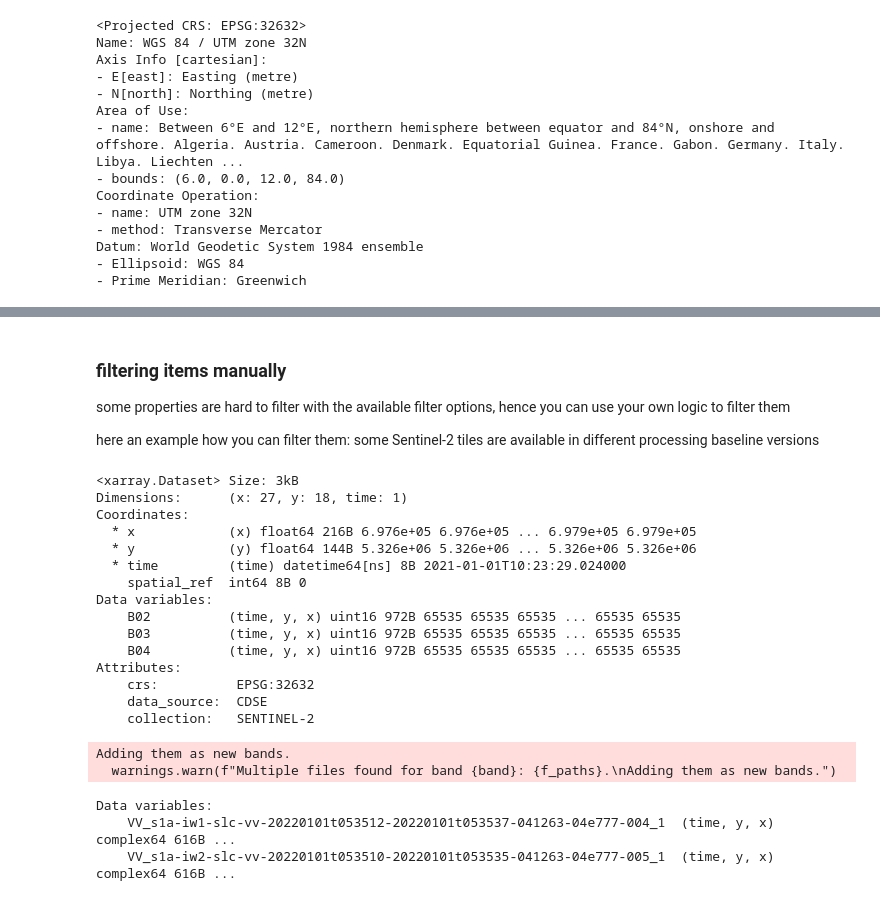
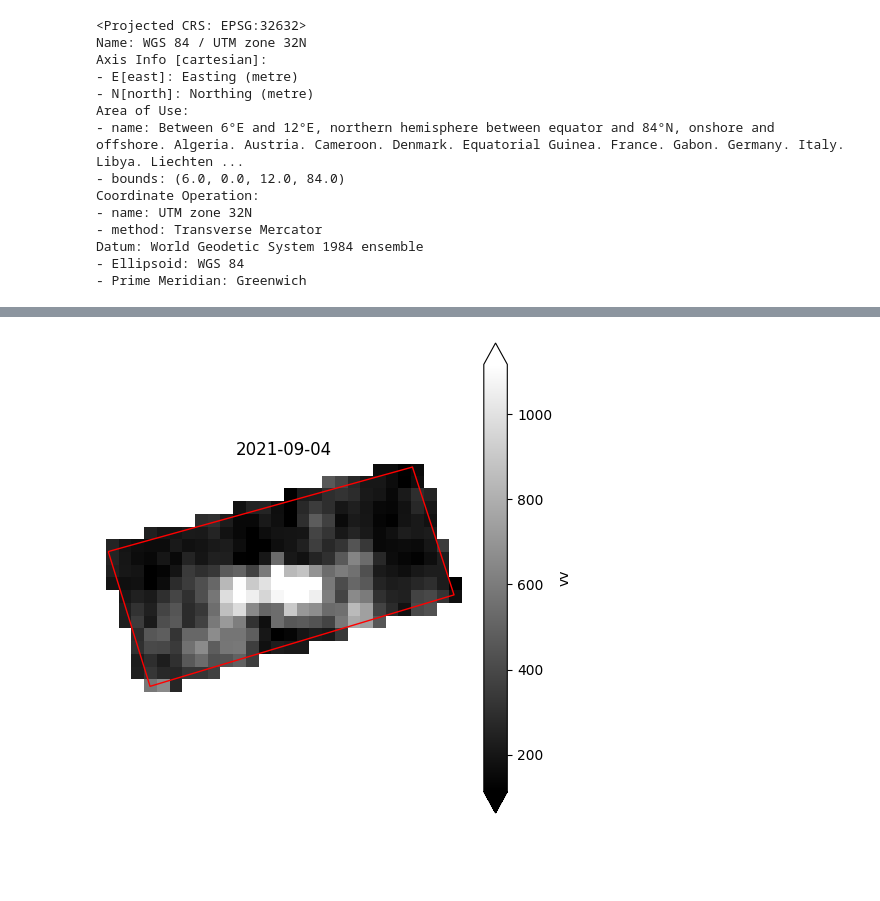
Before and after one commit to drnhhl/terragon, a Jupyter notebook: docs/demo_files/demo_cdse.ipynb, the cells around one changed output, grey strips where cells are left out. Cells and saved outputs as stored; diff of their text form; code cells hidden in the pictures; blank space fills up the shorter version.

```diff
--- a/docs/demo_files/demo_cdse.ipynb
+++ b/docs/demo_files/demo_cdse.ipynb
@@ -121,5 +84,0 @@ visualize_sat_images(ds, gdf, list(reversed(arguments["bands"])))
-# %% [markdown]
-### filtering items manually
-some properties are hard to filter with the available filter options, hence you can use your own logic to filter them
-
-here an example how you can filter them: some Sentinel-2 tiles are available in different processing baseline versions
@@ -175,56 +85,5 @@ def filter_doubled_processing_baseline_by_name(items):
-# %%
-items = tg.search(num_workers=4, **arguments)
-# filter the items by the highest processing baseline, but discard fill value 99.99 if possible
-items = filter_doubled_processing_baseline_by_name(items)
-tg.download(items)
-# %% [output]
-<xarray.Dataset> Size: 3kB
-Dimensions:      (x: 27, y: 18, time: 1)
-Coordinates:
-  * x            (x) float64 216B 6.976e+05 6.976e+05 ... 6.979e+05 6.979e+05
-  * y            (y) float64 144B 5.326e+06 5.326e+06 ... 5.326e+06 5.326e+06
-  * time         (time) datetime64[ns] 8B 2021-01-01T10:23:29.024000
-    spatial_ref  int64 8B 0
-Data variables:
-    B02          (time, y, x) uint16 972B 65535 65535 65535 ... 65535 65535
-    B03          (time, y, x) uint16 972B 65535 65535 65535 ... 65535 65535
-    B04          (time, y, x) uint16 972B 65535 65535 65535 ... 65535 65535
-Attributes:
-    crs:          EPSG:32632
-    data_source:  CDSE
-    collection:   SENTINEL-2
-# %%
-# some collection like, Sentinel-1 - IW_SLC__1S, have multiple files (if not filtered)
-# if multiple files are found, the files will be added as separate bands, with the filename as data_var
-from shapely.geometry import Polygon
-
-gdf = gpd.GeoDataFrame(
-    geometry=[
-        Polygon(
-            [
-                (9.295, 47.425),
-                (9.296, 47.425),
-                (9.296, 47.426),
-                (9.295, 47.426),
-            ]
-        )
-    ],
-    crs="EPSG:4326",
-)
-args = dict(
-    shp=gdf,
-    collection="SENTINEL-1",
-    start_date="2022-01-01",
-    end_date="2022-01-03",
-    bands=["VV"],
-    resolution=10,
-    filter={"productType": {"eq": "IW_SLC__1S"}},
-)
-ds = tg.create(**args)
-ds.data_vars
-# %% [output]
-Adding them as new bands.
-  warnings.warn(f"Multiple files found for band {band}: {f_paths}.\nAdding them as new bands.")
-Data variables:
-    VV_s1a-iw1-slc-vv-20220101t053512-20220101t053537-041263-04e777-004_1  (time, y, x) complex64 616B ...
-    VV_s1a-iw2-slc-vv-20220101t053510-20220101t053535-041263-04e777-005_1  (time, y, x) complex64 616B ...
+# %%
+ds = tg.create(**arguments, filter={"id": {"eq": "S1B_IW_GRDH_1SDV_20210904T052555_20210904T052620_028544_036806_B47F_COG"}})
+visualize_sat_images(ds, gdf, ['vv'])
+# %% [output]
+[figure, added]
```
Also changed, not shown: parts of 19 cells of this notebook, 5 other files.
